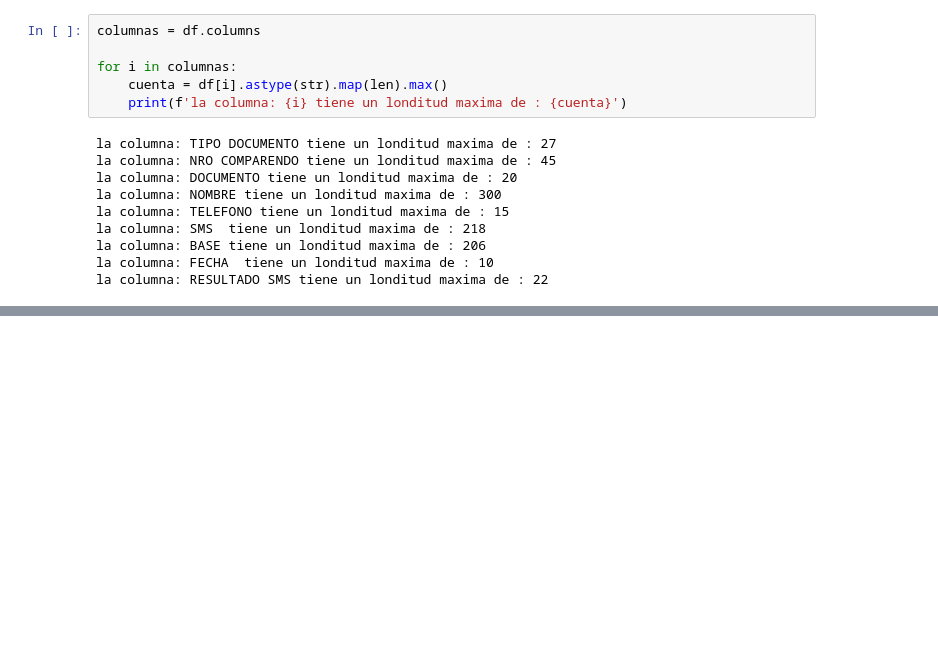
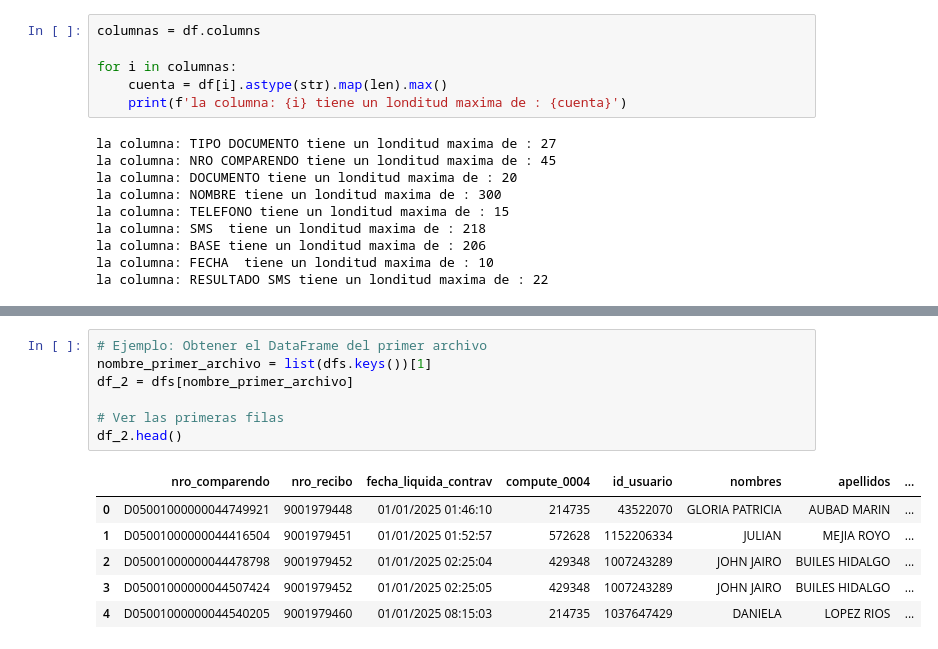
Before and after one commit to felixjos3ca21/app_simm, a Jupyter notebook: SIMM_app_streamlit/pruebas.ipynb, the cells around one changed output, grey strips where cells are left out. Saved outputs shown, nothing was run; the diff lists cells and outputs as text; blank space fills up the shorter version.

```diff
--- a/SIMM_app_streamlit/pruebas.ipynb
+++ b/SIMM_app_streamlit/pruebas.ipynb
@@ -82,0 +153,14 @@ la columna: RESULTADO SMS tiene un londitud maxima de : 22
+# %%
+# Ejemplo: Obtener el DataFrame del primer archivo
+nombre_primer_archivo = list(dfs.keys())[1]
+df_2 = dfs[nombre_primer_archivo]
+
+# Ver las primeras filas
+df_2.head()
+# %% [output]
+|  | nro_comparendo | nro_recibo | fecha_liquida_contrav | compute_0004 | id_usuario | nombres | apellidos | ... |
+| 0 | D05001000000044749921 | 9001979448 | 01/01/2025 01:46:10 | 214735 | 43522070 | GLORIA PATRICIA | AUBAD MARIN | ... |
+| 1 | D05001000000044416504 | 9001979451 | 01/01/2025 01:52:57 | 572628 | 1152206334 | JULIAN | MEJIA ROYO | ... |
+| 2 | D05001000000044478798 | 9001979452 | 01/01/2025 02:25:04 | 429348 | 1007243289 | JOHN JAIRO | BUILES HIDALGO | ... |
+| 3 | D05001000000044507424 | 9001979452 | 01/01/2025 02:25:05 | 429348 | 1007243289 | JOHN JAIRO | BUILES HIDALGO | ... |
+| 4 | D05001000000044540205 | 9001979460 | 01/01/2025 08:15:03 | 214735 | 1037647429 | DANIELA | LOPEZ RIOS | ... |
```
Also changed, not shown: parts of 8 cells of this notebook, 3 other files.
